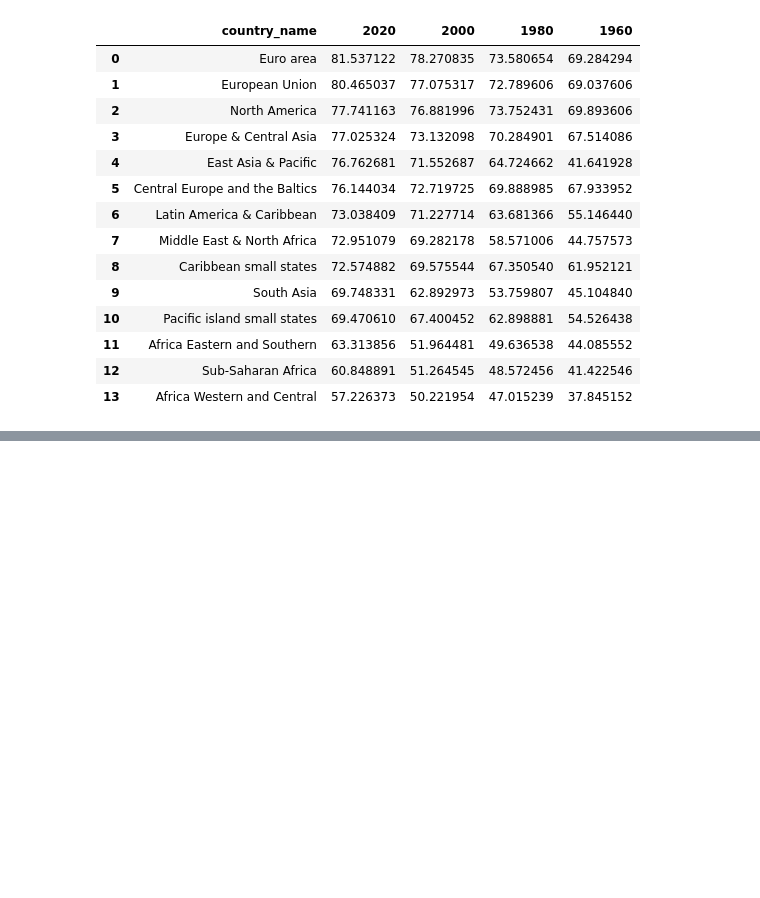
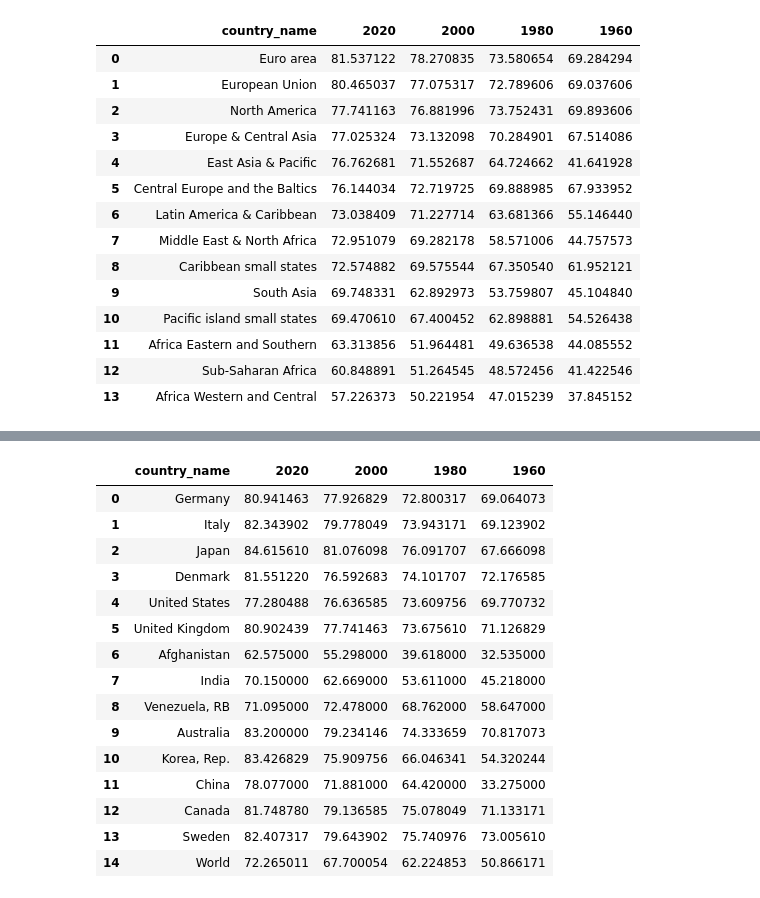
Before and after one commit to Davide011/social_data_project, a Jupyter notebook: notebook_hus.ipynb, the cells around one changed output, grey strips where cells are left out. Saved outputs shown, nothing was run; the diff lists cells and outputs as text; code cells hidden in the pictures; blank space fills up the shorter version.

```diff
--- a/notebook_hus.ipynb
+++ b/notebook_hus.ipynb
@@ -243,3 +242,6 @@ Loading BokehJS ...
 [interactive output not drawn]
 [interactive output not drawn]
 [interactive output not drawn]
+# %%
+countries_ja = pd.read_csv('life_expectancy_by_countries_select.csv')
+countries_ja
@@ -245,0 +272,33 @@ Loading BokehJS ...
+# %%
+# make a new data frame with country_name and 1960, 1980, 2000, 2020 columns
+country_data_new_ja = countries_ja[['country_name', '1960', '1980', '2000', '2020']]
+# %%
+# remove columns 1980, 2000, 2020
+country_data_1960_ja = country_data_new_ja.drop(columns=['1980', '2000', '2020'])
+
+
+country_data_1980_ja = country_data_new_ja.drop(columns=['1960', '2000', '2020'])
+
+country_data_2000_ja = country_data_new_ja.drop(columns=['1960', '1980', '2020'])
+
+country_data_2020_ja = country_data_new_ja.drop(columns=['1960', '1980', '2000'])
+# %%
+# remove nan rows in country_data_1960_
+country_data_1960_ja = country_data_1960_ja.dropna()
+# reset index
+country_data_1960_ja = country_data_1960_ja.reset_index(drop=True)
+
+# remove nan rows in country_data_1980_
+country_data_1980_ja = country_data_1980_ja.dropna()
+# reset index
+country_data_1980_ja = country_data_1980_ja.reset_index(drop=True)
+
+# remove nan rows in country_data_2000_
+country_data_2000_ja = country_data_2000_ja.dropna()
+# reset index
+country_data_2000_ja = country_data_2000_ja.reset_index(drop=True)
+
+# remove nan rows in country_data_2020_
+country_data_2020_ja = country_data_2020_ja.dropna()
+# reset index
+country_data_2020_ja = country_data_2020_ja.reset_index(drop=True)
@@ -245,0 +324,24 @@ Loading BokehJS ...
+# %%
+# add 1960, 1980, 2000 columns to country_data_2020_
+country_data_2020_ja['2000'] = country_data_2000_ja['2000']
+country_data_2020_ja['1980'] = country_data_1980_ja['1980']
+country_data_2020_ja['1960'] = country_data_1960_ja['1960']
+
+country_data_2020_ja
+# %% [output]
+|  | country_name | 2020 | 2000 | 1980 | 1960 |
+| 0 | Germany | 80.941463 | 77.926829 | 72.800317 | 69.064073 |
+| 1 | Italy | 82.343902 | 79.778049 | 73.943171 | 69.123902 |
+| 2 | Japan | 84.615610 | 81.076098 | 76.091707 | 67.666098 |
+| 3 | Denmark | 81.551220 | 76.592683 | 74.101707 | 72.176585 |
+| 4 | United States | 77.280488 | 76.636585 | 73.609756 | 69.770732 |
+| 5 | United Kingdom | 80.902439 | 77.741463 | 73.675610 | 71.126829 |
+| 6 | Afghanistan | 62.575000 | 55.298000 | 39.618000 | 32.535000 |
+| 7 | India | 70.150000 | 62.669000 | 53.611000 | 45.218000 |
+| 8 | Venezuela, RB | 71.095000 | 72.478000 | 68.762000 | 58.647000 |
+| 9 | Australia | 83.200000 | 79.234146 | 74.333659 | 70.817073 |
+| 10 | Korea, Rep. | 83.426829 | 75.909756 | 66.046341 | 54.320244 |
+| 11 | China | 78.077000 | 71.881000 | 64.420000 | 33.275000 |
+| 12 | Canada | 81.748780 | 79.136585 | 75.078049 | 71.133171 |
+| 13 | Sweden | 82.407317 | 79.643902 | 75.740976 | 73.005610 |
+| 14 | World | 72.265011 | 67.700054 | 62.224853 | 50.866171 |
```
Also changed, not shown: parts of 19 cells of this notebook, 35 other files.
